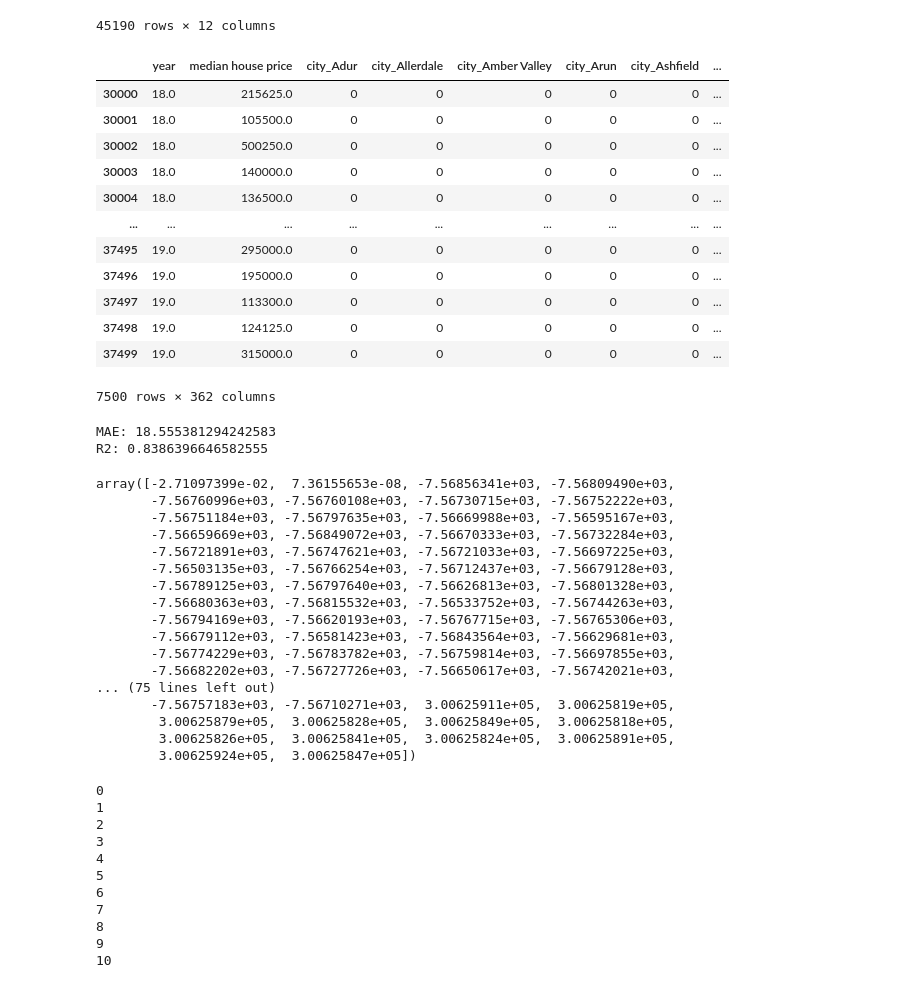
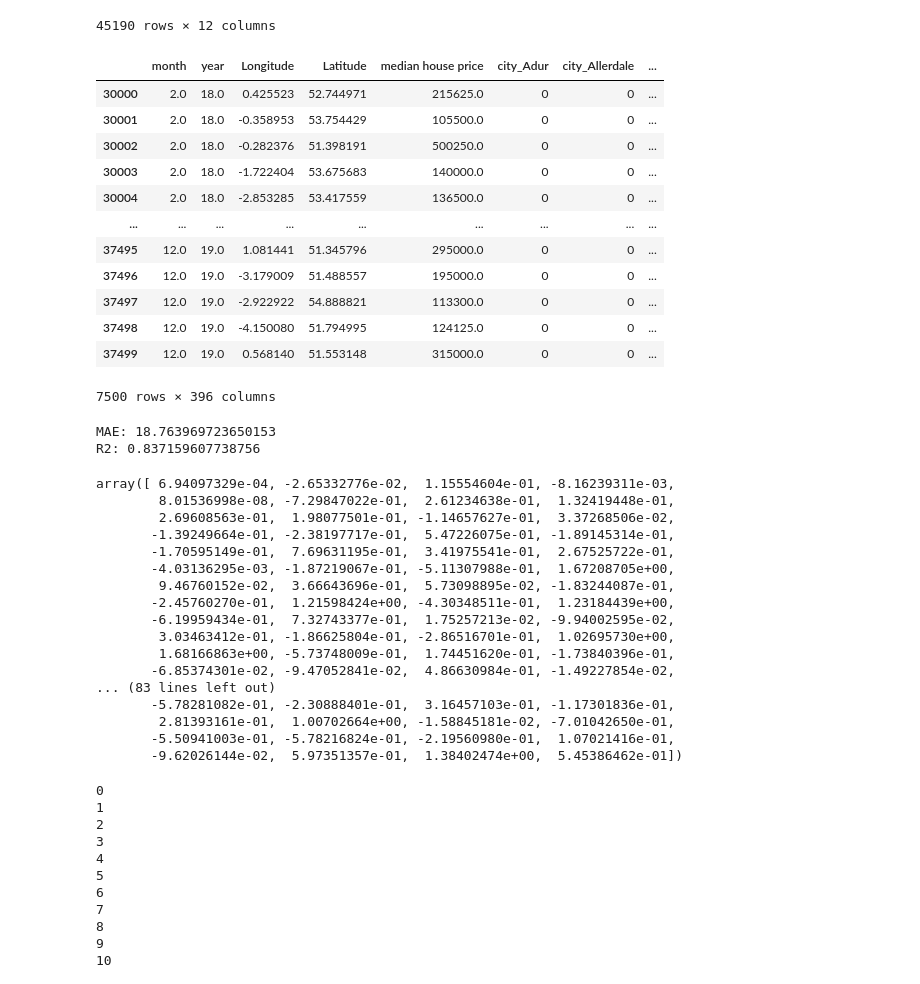
Before and after one commit to S-Diemel/JBG050, a Jupyter notebook: regression_city_lsoa.ipynb, the cells around one changed output. Drawn from its saved outputs; the diff is of its cells as text; code cells hidden in the pictures.

```diff
--- a/regression_city_lsoa.ipynb
+++ b/regression_city_lsoa.ipynb
@@ -17,7 +17,7 @@ import plotly.express as px
 from sklearn.linear_model import LinearRegression
 from matplotlib import pyplot as plt
 # %%
-df1 = pd.read_csv('C:\\Users\\20203666\\Documents\\JBG050-data\\burglary_data_city1.csv')
+df1 = pd.read_csv('C:\\Users\\20203666\\Documents\\JBG050-data\\final_burglary_data_city.csv')
 # %%
 df1
 # %% [output]
@@ -35,30 +35,30 @@ df1
 | 45189 | 45189 | 4315837.5 | 4315837.5 | -1.090286 | 53.956405 | 10.0 | 21.0 | 248000.0 | ... |
 45190 rows × 12 columns
 # %%
-X=df1[['month', 'year', 'city', 'median house price']]
-X_all=pd.get_dummies(X, columns=['city', 'month'])
+X=df1[['month', 'year', 'Longitude', 'Latitude', 'city', 'median house price', 'police district']]
+X_all=pd.get_dummies(X)#pd.get_dummies(X, columns=['city', 'month'])
 X=X_all[:30000]
 Y = np.log(df1['burglarys city'][:30000])
 #X_train, X_test, y_train, y_test = train_test_split(X, Y, test_size=0.1, random_state=42)
 X_train = X
 y_train = Y
 X_test = X_all[30000:37500]
 y_test = df1['burglarys city'][30000:37500]
 X_test
 # %% [output]
-|  | year | median house price | city_Adur | city_Allerdale | city_Amber Valley | city_Arun | city_Ashfield | ... |
-| 30000 | 18.0 | 215625.0 | 0 | 0 | 0 | 0 | 0 | ... |
-| 30001 | 18.0 | 105500.0 | 0 | 0 | 0 | 0 | 0 | ... |
-| 30002 | 18.0 | 500250.0 | 0 | 0 | 0 | 0 | 0 | ... |
-| 30003 | 18.0 | 140000.0 | 0 | 0 | 0 | 0 | 0 | ... |
-| 30004 | 18.0 | 136500.0 | 0 | 0 | 0 | 0 | 0 | ... |
+|  | month | year | Longitude | Latitude | median house price | city_Adur | city_Allerdale | ... |
+| 30000 | 2.0 | 18.0 | 0.425523 | 52.744971 | 215625.0 | 0 | 0 | ... |
+| 30001 | 2.0 | 18.0 | -0.358953 | 53.754429 | 105500.0 | 0 | 0 | ... |
+| 30002 | 2.0 | 18.0 | -0.282376 | 51.398191 | 500250.0 | 0 | 0 | ... |
+| 30003 | 2.0 | 18.0 | -1.722404 | 53.675683 | 140000.0 | 0 | 0 | ... |
+| 30004 | 2.0 | 18.0 | -2.853285 | 53.417559 | 136500.0 | 0 | 0 | ... |
 | ... | ... | ... | ... | ... | ... | ... | ... | ... |
-| 37495 | 19.0 | 295000.0 | 0 | 0 | 0 | 0 | 0 | ... |
-| 37496 | 19.0 | 195000.0 | 0 | 0 | 0 | 0 | 0 | ... |
-| 37497 | 19.0 | 113300.0 | 0 | 0 | 0 | 0 | 0 | ... |
-| 37498 | 19.0 | 124125.0 | 0 | 0 | 0 | 0 | 0 | ... |
-| 37499 | 19.0 | 315000.0 | 0 | 0 | 0 | 0 | 0 | ... |
+| 37495 | 12.0 | 19.0 | 1.081441 | 51.345796 | 295000.0 | 0 | 0 | ... |
+| 37496 | 12.0 | 19.0 | -3.179009 | 51.488557 | 195000.0 | 0 | 0 | ... |
+| 37497 | 12.0 | 19.0 | -2.922922 | 54.888821 | 113300.0 | 0 | 0 | ... |
+| 37498 | 12.0 | 19.0 | -4.150080 | 51.794995 | 124125.0 | 0 | 0 | ... |
+| 37499 | 12.0 | 19.0 | 0.568140 | 51.553148 | 315000.0 | 0 | 0 | ... |
-7500 rows × 362 columns
+7500 rows × 396 columns
 # %%
 model = LinearRegression()
 model.fit(X_train, y_train)
@@ -68,25 +68,25 @@ print("MAE:",mean_absolute_error(y_test, np.exp(predictions)))
 print("R2:", model.score(X_test,np.log(y_test)))
 model.coef_
 # %% [output]
-MAE: 18.555381294242583
-R2: 0.8386396646582555
+MAE: 18.763969723650153
+R2: 0.837159607738756
-array([-2.71097399e-02,  7.36155653e-08, -7.56856341e+03, -7.56809490e+03,
-       -7.56760996e+03, -7.56760108e+03, -7.56730715e+03, -7.56752222e+03,
-       -7.56751184e+03, -7.56797635e+03, -7.56669988e+03, -7.56595167e+03,
-       -7.56659669e+03, -7.56849072e+03, -7.56670333e+03, -7.56732284e+03,
-       -7.56721891e+03, -7.56747621e+03, -7.56721033e+03, -7.56697225e+03,
-       -7.56503135e+03, -7.56766254e+03, -7.56712437e+03, -7.56679128e+03,
-       -7.56789125e+03, -7.56797640e+03, -7.56626813e+03, -7.56801328e+03,
-       -7.56680363e+03, -7.56815532e+03, -7.56533752e+03, -7.56744263e+03,
-       -7.56794169e+03, -7.56620193e+03, -7.56767715e+03, -7.56765306e+03,
-       -7.56679112e+03, -7.56581423e+03, -7.56843564e+03, -7.56629681e+03,
-       -7.56774229e+03, -7.56783782e+03, -7.56759814e+03, -7.56697855e+03,
-       -7.56682202e+03, -7.56727726e+03, -7.56650617e+03, -7.56742021e+03,
-... (75 lines left out)
-       -7.56757183e+03, -7.56710271e+03,  3.00625911e+05,  3.00625819e+05,
-        3.00625879e+05,  3.00625828e+05,  3.00625849e+05,  3.00625818e+05,
-        3.00625826e+05,  3.00625841e+05,  3.00625824e+05,  3.00625891e+05,
-        3.00625924e+05,  3.00625847e+05])
+array([ 6.94097329e-04, -2.65332776e-02,  1.15554604e-01, -8.16239311e-03,
+        8.01536998e-08, -7.29847022e-01,  2.61234638e-01,  1.32419448e-01,
+        2.69608563e-01,  1.98077501e-01, -1.14657627e-01,  3.37268506e-02,
+       -1.39249664e-01, -2.38197717e-01,  5.47226075e-01, -1.89145314e-01,
+       -1.70595149e-01,  7.69631195e-01,  3.41975541e-01,  2.67525722e-01,
+       -4.03136295e-03, -1.87219067e-01, -5.11307988e-01,  1.67208705e+00,
+        9.46760152e-02,  3.66643696e-01,  5.73098895e-02, -1.83244087e-01,
+       -2.45760270e-01,  1.21598424e+00, -4.30348511e-01,  1.23184439e+00,
+       -6.19959434e-01,  7.32743377e-01,  1.75257213e-02, -9.94002595e-02,
+        3.03463412e-01, -1.86625804e-01, -2.86516701e-01,  1.02695730e+00,
+        1.68166863e+00, -5.73748009e-01,  1.74451620e-01, -1.73840396e-01,
+       -6.85374301e-02, -9.47052841e-02,  4.86630984e-01, -1.49227854e-02,
+... (83 lines left out)
+       -5.78281082e-01, -2.30888401e-01,  3.16457103e-01, -1.17301836e-01,
+        2.81393161e-01,  1.00702664e+00, -1.58845181e-02, -7.01042650e-01,
+       -5.50941003e-01, -5.78216824e-01, -2.19560980e-01,  1.07021416e-01,
+       -9.62026144e-02,  5.97351357e-01,  1.38402474e+00,  5.45386462e-01])
 # %%
 all = []
 lst_city = list(df1['city'].unique())
```
Also changed, not shown: 1 other file.
